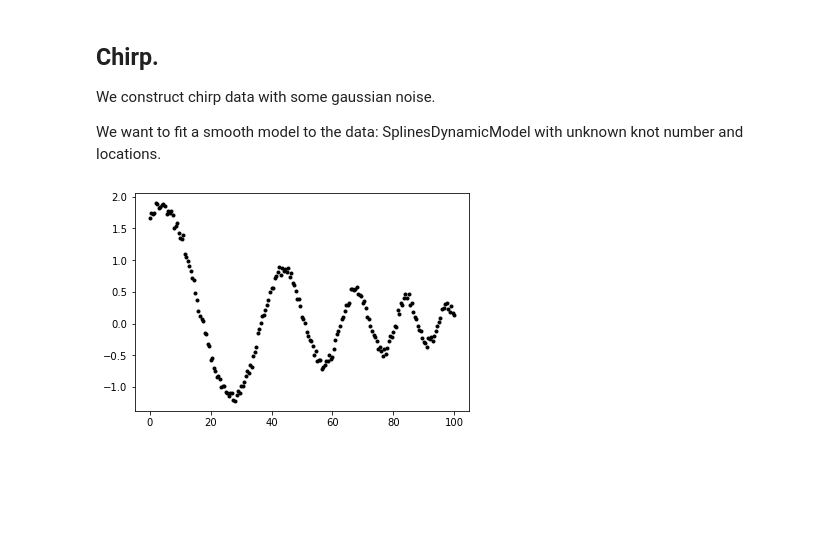
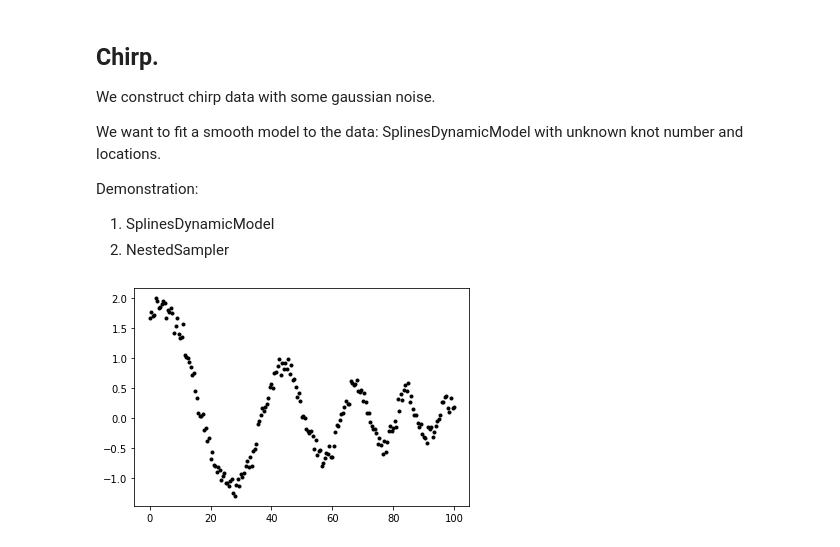
Before and after one commit to dokester/BayesicFitting, a Jupyter notebook: BayesicFitting/examples/chirp1.ipynb, the cells around one changed output. Drawn from its saved outputs; the diff is of its cells as text; code cells hidden in the pictures; blank space fills up the shorter version.

```diff
--- a/BayesicFitting/examples/chirp1.ipynb
+++ b/BayesicFitting/examples/chirp1.ipynb
@@ -4,6 +4,10 @@
 We construct chirp data with some gaussian noise.
 
 We want to fit a smooth model to the data: SplinesDynamicModel with unknown knot number and locations.
+
+Demonstration:
+1. SplinesDynamicModel
+2. NestedSampler
 # %%
 import numpy as numpy
 import math
@@ -20,12 +24,12 @@ from BayesicFitting import SplinesDynamicModel
 # %%
 t = numpy.linspace( 0, 100, 201, dtype=float )
 ym = 2 * numpy.sin( 2 * math.pi * numpy.exp( t / 60 ) +1 ) * numpy.exp( -0.02 * t )
 y = numpy.random.seed( 12345 )
-y = ym + numpy.random.randn( 201 ) * 0.05
+y = ym + numpy.random.randn( 201 ) * 0.1
 plt.plot( t, y, 'k.' )
 plt.show()
 # %% [output]
-[figure, old version]
+[figure, new version]
 # %%
 knots =[0, 30, 60, 100]
 mxk = 15
```
Also changed, not shown: parts of 3 cells of this notebook, 33 other files.
